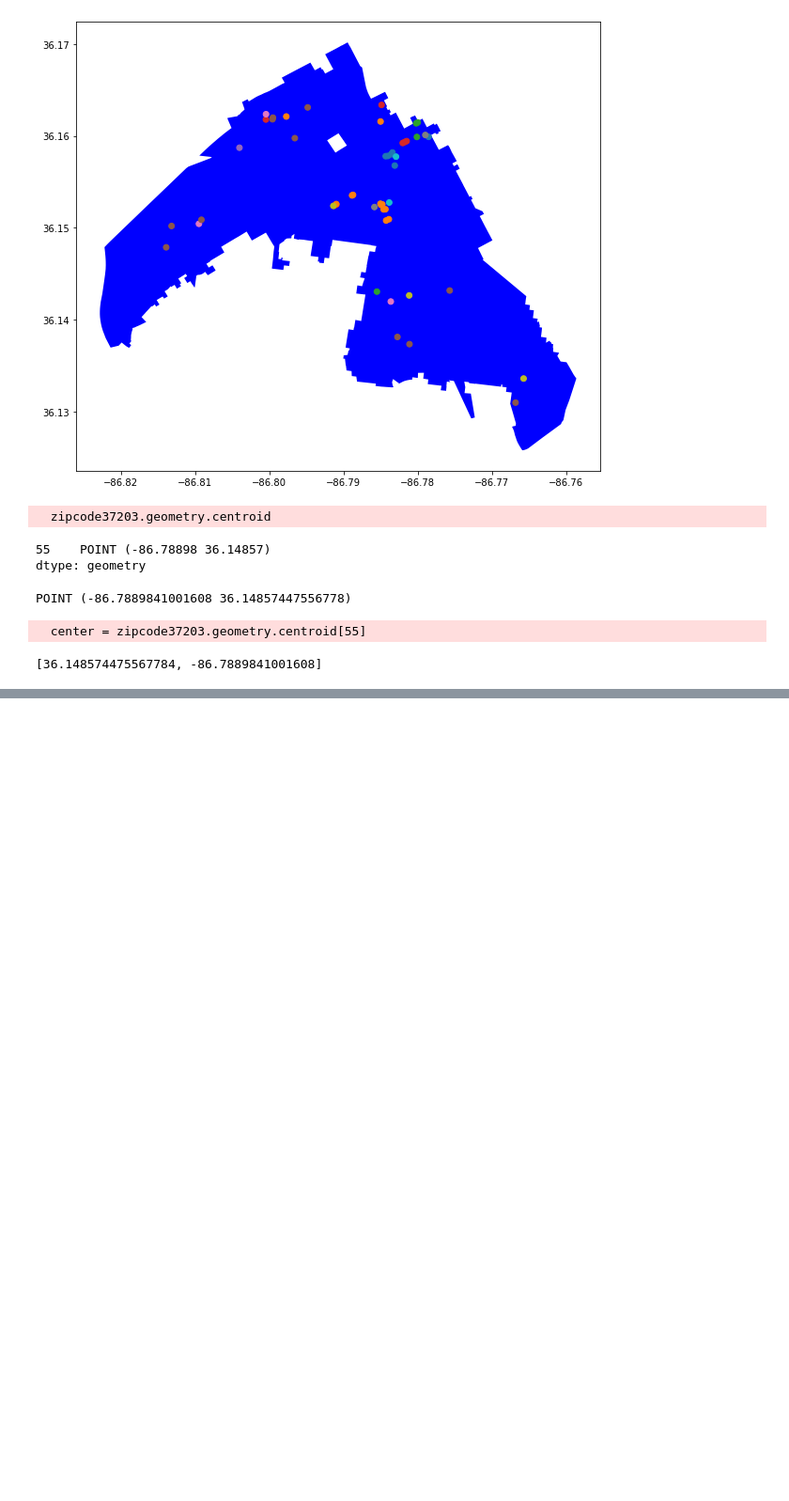
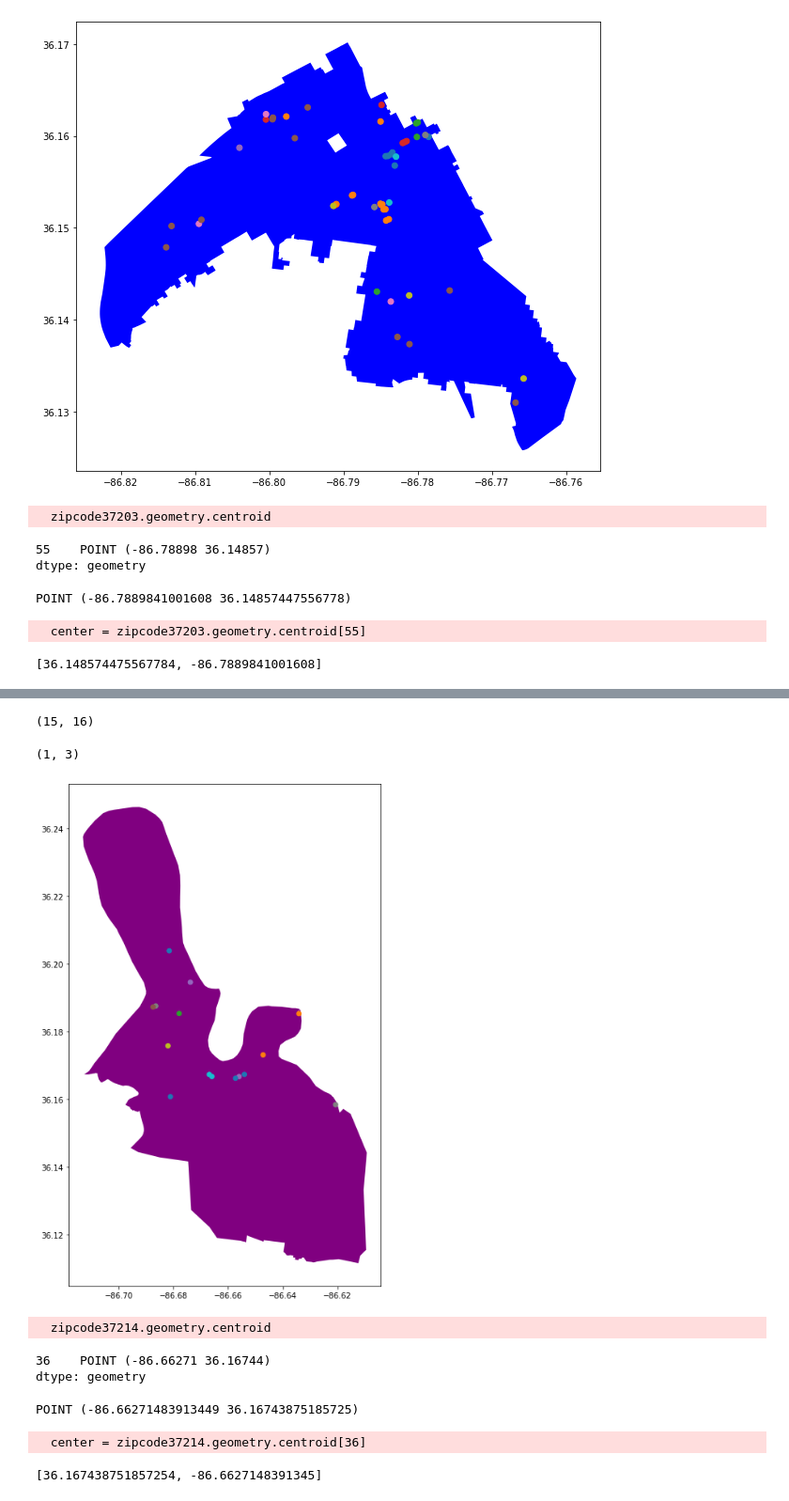
Before and after one commit to MrBardot/NSS-DDA2-geospatial-python-workshop, a Jupyter notebook: notebooks/brack_nashpmap.ipynb, the cells around one changed output, grey strips where cells are left out. Shown at 94% size. Saved outputs shown, nothing was run; the diff lists cells and outputs as text; code cells hidden in the pictures; blank space fills up the shorter version.

```diff
--- a/notebooks/brack_nashpmap.ipynb
+++ b/notebooks/brack_nashpmap.ipynb
@@ -236,3 +236,37 @@ map_37203.save('../maps/map37203.html')
 map_37203
 # %% [output]
 [interactive output not drawn]
+# %%
+brack37214 = brack_by_zip.loc[brack_by_zip['zip'] == '37214']
+brack37214.shape
+# %% [output]
+(15, 16)
+# %%
+zipcode37214 = zipcodes.loc[zipcodes['zip'] == '37214']
+# %%
+zipcode37214.shape
+# %% [output]
+(1, 3)
+# %%
+ax = zipcode37214.plot(figsize = (10,12), color = 'purple')
+brack37214.plot( ax = ax, column = 'location');
+plt.show();
+# %% [output]
+[figure, added]
+# %%
+zipcode37214.geometry.centroid
+# %% [output]
+  zipcode37214.geometry.centroid
+36    POINT (-86.66271 36.16744)
+dtype: geometry
+# %%
+center = zipcode37214.geometry.centroid[36]
+print(center)
+# %% [output]
+POINT (-86.66271483913449 36.16743875185725)
+  center = zipcode37214.geometry.centroid[36]
+# %%
+area_center = [center.y, center.x]
+print(area_center)
+# %% [output]
+[36.167438751857254, -86.6627148391345]
```
Also changed, not shown: parts of 3 cells of this notebook.
